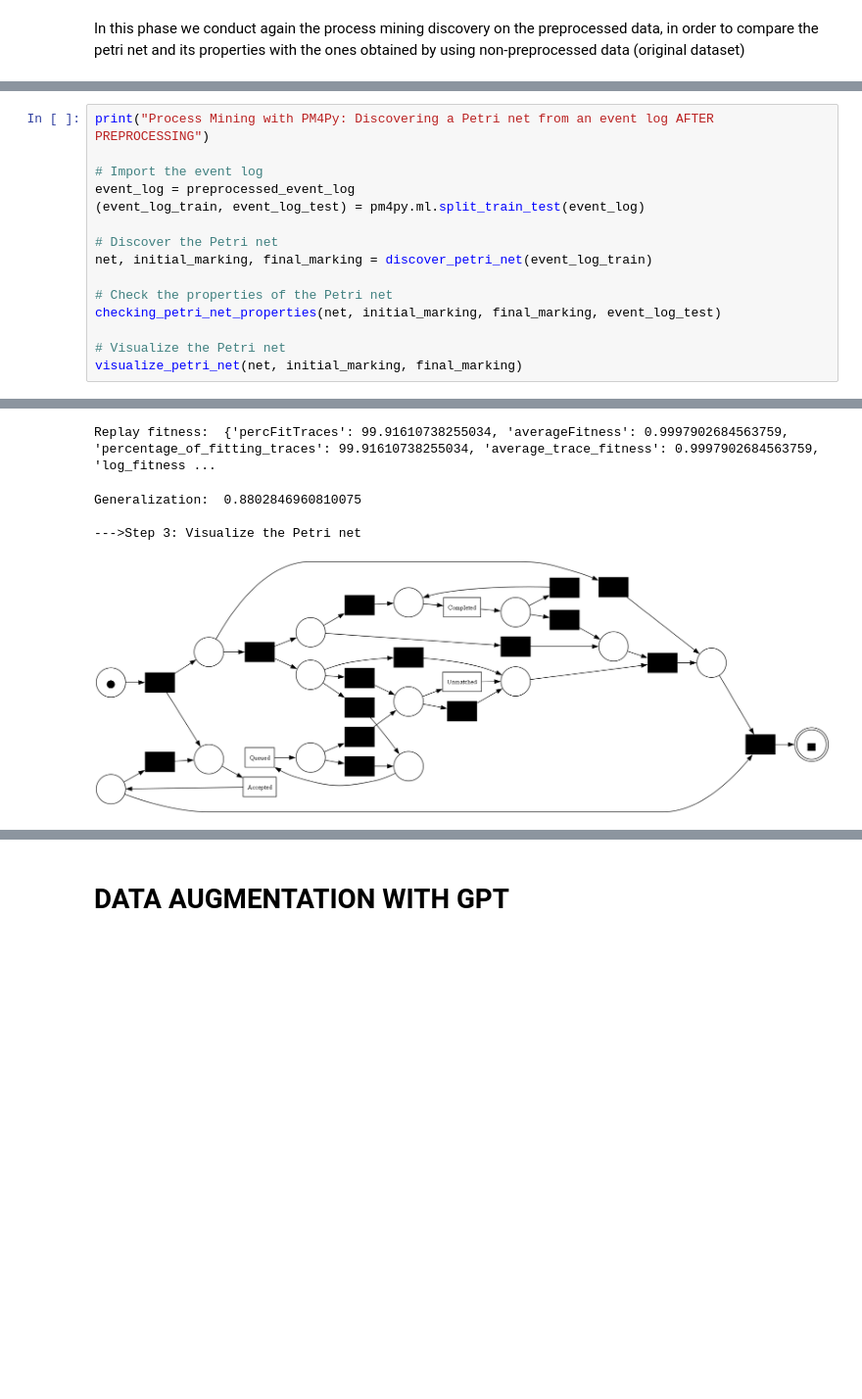
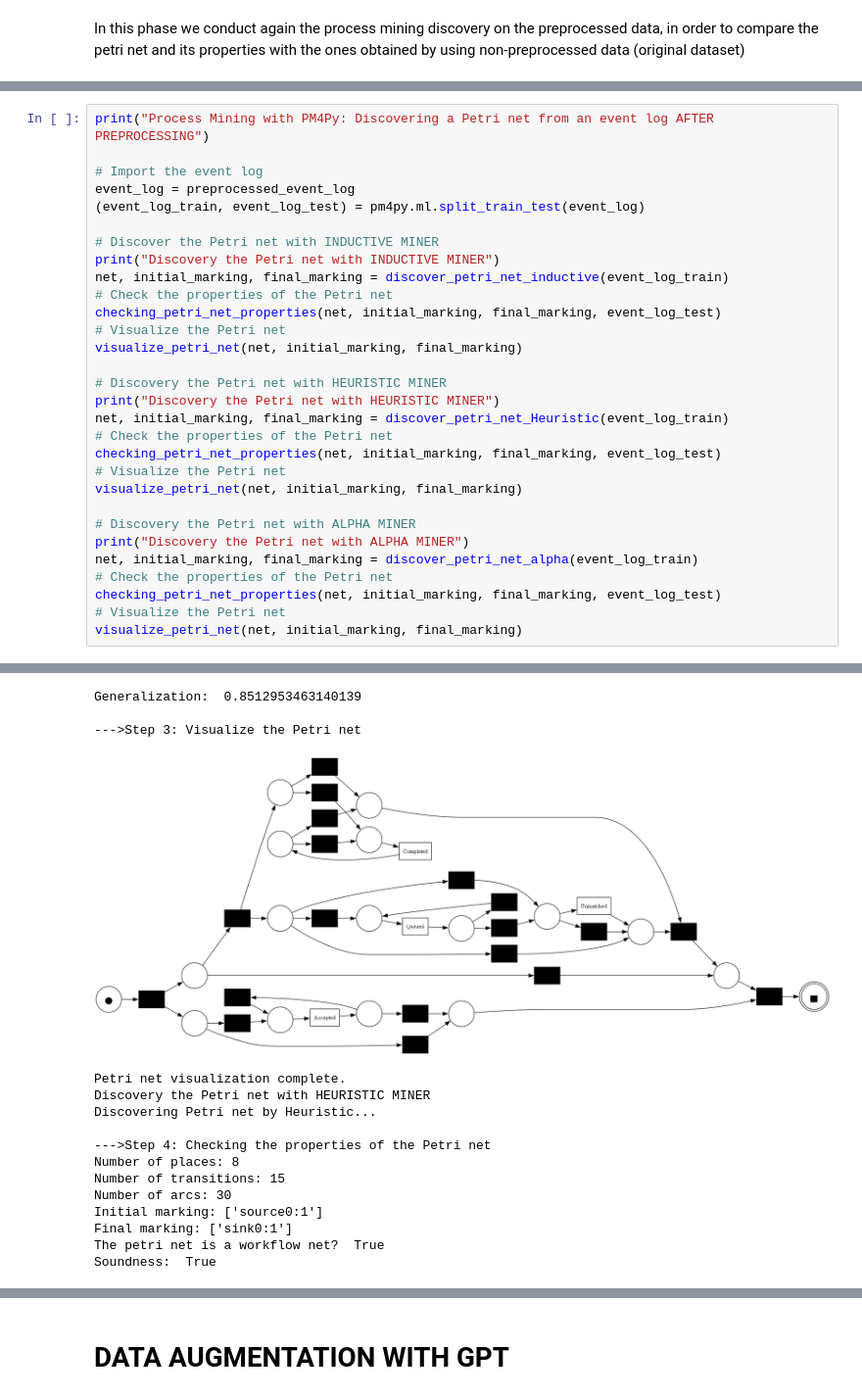
Before and after one commit to nicolabalzano/ProcessMiningPetriNet, a Jupyter notebook: project.ipynb, the cells around one changed output, grey strips where cells are left out. Shown at 98% size. Cells and saved outputs as stored; diff of their text form; blank space fills up the shorter version.

```diff
--- a/project.ipynb
+++ b/project.ipynb
@@ -382,13 +428,28 @@ print("Process Mining with PM4Py: Discovering a Petri net from an event log AFTE
 event_log = preprocessed_event_log
 (event_log_train, event_log_test) = pm4py.ml.split_train_test(event_log)
 
-# Discover the Petri net
-net, initial_marking, final_marking = discover_petri_net(event_log_train)
-
+# Discover the Petri net with INDUCTIVE MINER
+print("Discovery the Petri net with INDUCTIVE MINER")
+net, initial_marking, final_marking = discover_petri_net_inductive(event_log_train)
 # Check the properties of the Petri net
 checking_petri_net_properties(net, initial_marking, final_marking, event_log_test)
-
 # Visualize the Petri net
 visualize_petri_net(net, initial_marking, final_marking)
+
+# Discovery the Petri net with HEURISTIC MINER
+print("Discovery the Petri net with HEURISTIC MINER")
+net, initial_marking, final_marking = discover_petri_net_Heuristic(event_log_train)
+# Check the properties of the Petri net
+checking_petri_net_properties(net, initial_marking, final_marking, event_log_test)
+# Visualize the Petri net
+visualize_petri_net(net, initial_marking, final_marking)
+
+# Discovery the Petri net with ALPHA MINER
+print("Discovery the Petri net with ALPHA MINER")
+net, initial_marking, final_marking = discover_petri_net_alpha(event_log_train)
+# Check the properties of the Petri net
+checking_petri_net_properties(net, initial_marking, final_marking, event_log_test)
+# Visualize the Petri net
+visualize_petri_net(net, initial_marking, final_marking)
 # %% [output]
 Process Mining with PM4Py: Discovering a Petri net from an event log AFTER PREPROCESSING
@@ -410,5 +470,16 @@ Simplicity:  0.6603773584905661
-Replay fitness:  {'percFitTraces': 99.91610738255034, 'averageFitness': 0.9997902684563759, 'percentage_of_fitting_traces': 99.91610738255034, 'average_trace_fitness': 0.9997902684563759, 'log_fitness ...
+Generalization:  0.8512953463140139
+
+--->Step 3: Visualize the Petri net
+[figure, new version]
-Generalization:  0.8802846960810075
+Petri net visualization complete.
+Discovery the Petri net with HEURISTIC MINER
+Discovering Petri net by Heuristic...
 
---->Step 3: Visualize the Petri net
+--->Step 4: Checking the properties of the Petri net
+Number of places: 8
+Number of transitions: 15
+Number of arcs: 30
+Initial marking: ['source0:1']
+Final marking: ['sink0:1']
+The petri net is a workflow net?  True
+Soundness:  True
-[figure, old version]
```
Also changed, not shown: parts of 8 cells of this notebook, 2 other files.
